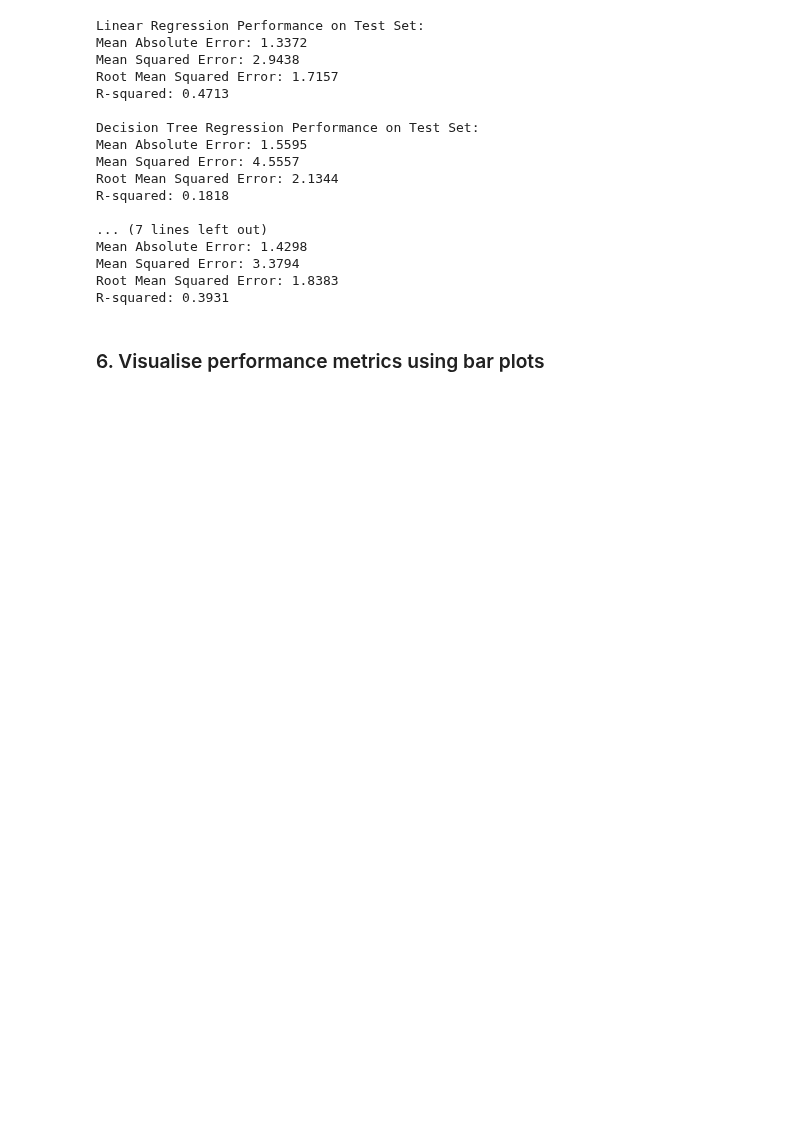
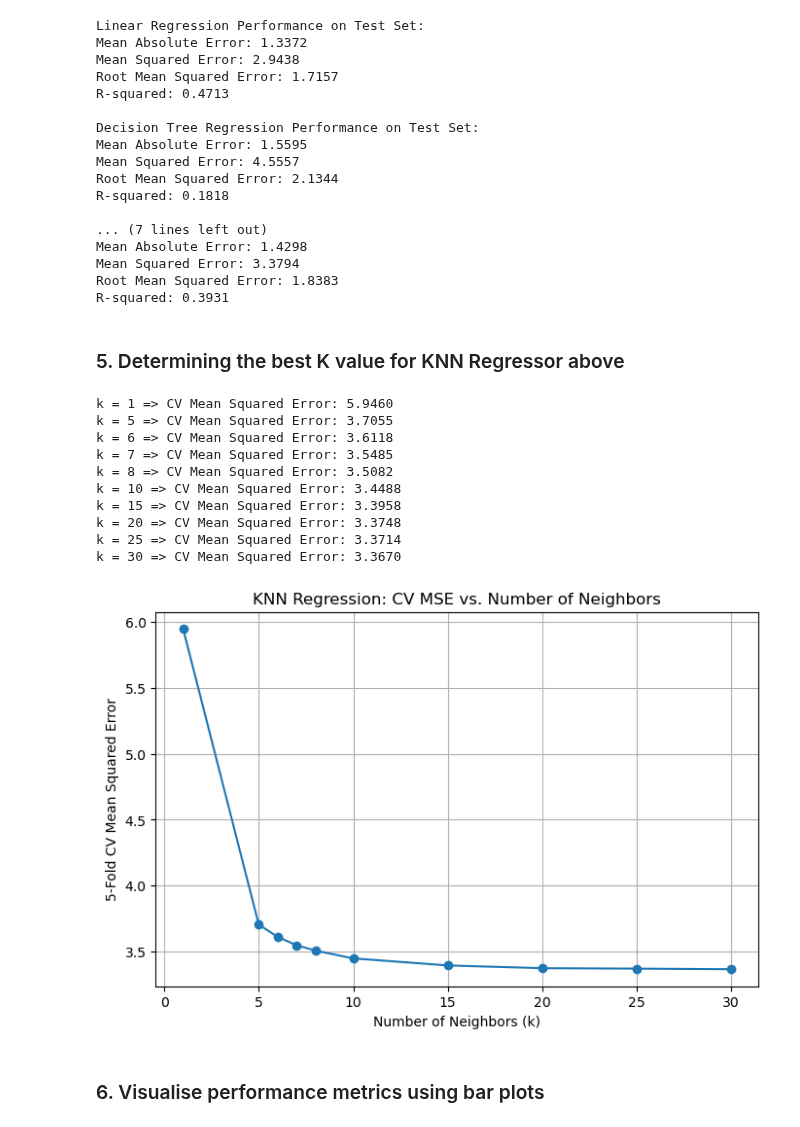
Before and after one commit to jaywmz/UWB-LOS-NLOS-Data-Analytics, a Jupyter notebook: UoG-DA_Group08/SourceCodes/RANGE_regression.ipynb, the cells around one changed output. Saved outputs shown, nothing was run; the diff lists cells and outputs as text; code cells hidden in the pictures; blank space fills up the shorter version.

Commit message:
add a cell for range for knn k value

```diff
--- a/UoG-DA_Group08/SourceCodes/RANGE_regression.ipynb
+++ b/UoG-DA_Group08/SourceCodes/RANGE_regression.ipynb
@@ -166,6 +166,45 @@ Mean Absolute Error: 1.4298
 Mean Squared Error: 3.3794
 Root Mean Squared Error: 1.8383
 R-squared: 0.3931
+# %% [markdown]
+### 5. Determining the best K value for KNN Regressor above
+# %%
+from sklearn.model_selection import cross_val_score
+
+# Define candidate k values
+k_values = [1, 5, 6, 7, 8, 10, 15, 20, 25, 30]
+cv_mse = []
+
+# Loop through each k value and perform 5-fold cross-validation on the training set
+for k in k_values:
+    knn_reg_cv = KNeighborsRegressor(n_neighbors=k, metric='minkowski', p=2)
+    # Use negative MSE as the scoring metric (scikit-learn returns negative values for errors)
+    scores = cross_val_score(knn_reg_cv, X_train, y_train, cv=5, scoring='neg_mean_squared_error')
+    # Convert negative MSE to positive and compute the mean
+    mean_mse = np.mean(-scores)
+    cv_mse.append(mean_mse)
+    print(f"k = {k} => CV Mean Squared Error: {mean_mse:.4f}")
+
+# Plot the CV MSE versus k values
+plt.figure(figsize=(8,5))
+plt.plot(k_values, cv_mse, marker='o', linestyle='-')
+plt.xlabel("Number of Neighbors (k)")
+plt.ylabel("5-Fold CV Mean Squared Error")
+plt.title("KNN Regression: CV MSE vs. Number of Neighbors")
+plt.grid(True)
+plt.show()
+# %% [output]
+k = 1 => CV Mean Squared Error: 5.9460
+k = 5 => CV Mean Squared Error: 3.7055
+k = 6 => CV Mean Squared Error: 3.6118
+k = 7 => CV Mean Squared Error: 3.5485
+k = 8 => CV Mean Squared Error: 3.5082
+k = 10 => CV Mean Squared Error: 3.4488
+k = 15 => CV Mean Squared Error: 3.3958
+k = 20 => CV Mean Squared Error: 3.3748
+k = 25 => CV Mean Squared Error: 3.3714
+k = 30 => CV Mean Squared Error: 3.3670
+[figure, added]
 # %% [markdown]
 ### 6. Visualise performance metrics using bar plots
 # %%
```
